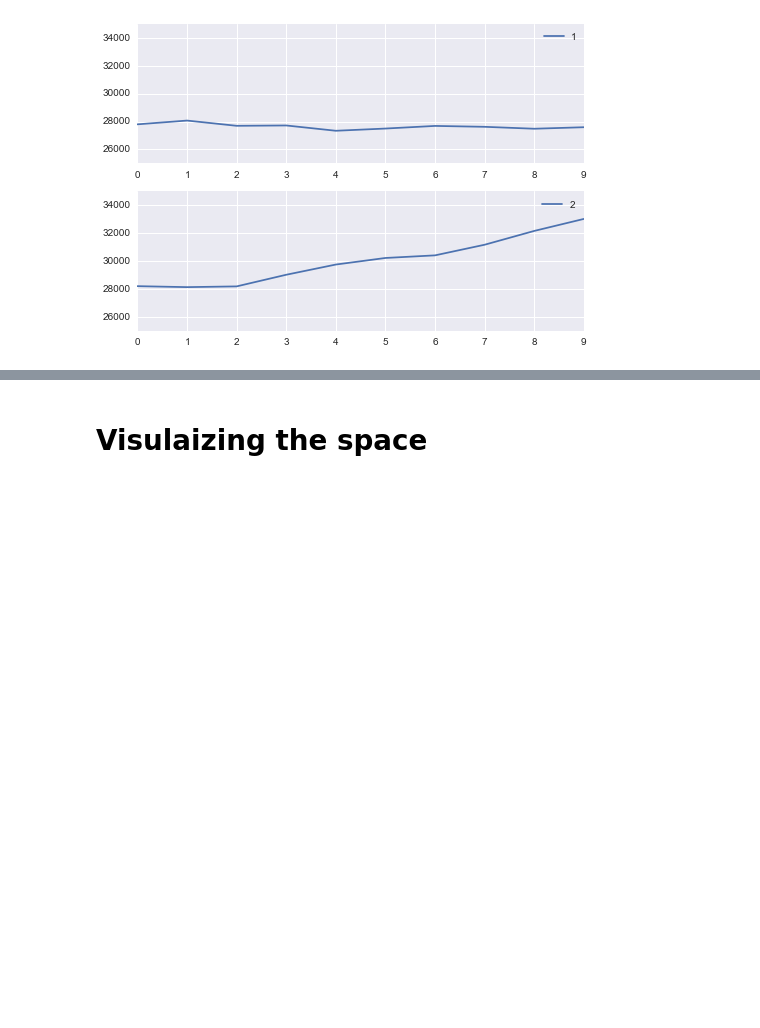
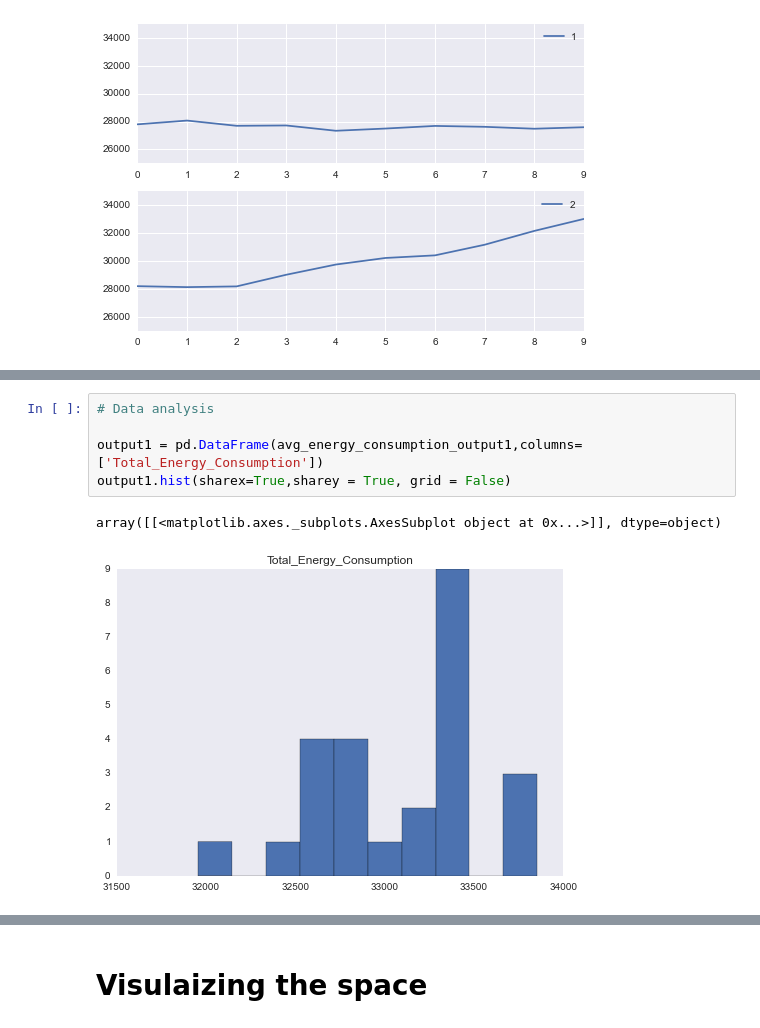
Before and after one commit to baddu/CSCS530, a Jupyter notebook: now.ipynb, the cells around one changed output, grey strips where cells are left out. Drawn from its saved outputs; the diff is of its cells as text; blank space fills up the shorter version.

Commit message:
more analysis done

```diff
--- a/now.ipynb
+++ b/now.ipynb
@@ -702,3 +704,11 @@ Running 25 scenarios for wallMfreq 5, roofMfreq 5
+# %%
+# Data analysis
+
+output1 = pd.DataFrame(avg_energy_consumption_output1,columns=['Total_Energy_Consumption'])
+output1.hist(sharex=True,sharey = True, grid = False)
+# %% [output]
+array([[<matplotlib.axes._subplots.AxesSubplot object at 0x...>]], dtype=object)
+[figure, added]
 # %%
 # Parameter Sweep values
 history_total_energy = []
```
Also changed, not shown: parts of 3 cells of this notebook.
